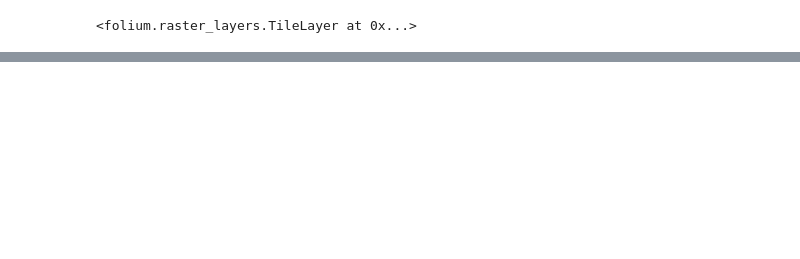
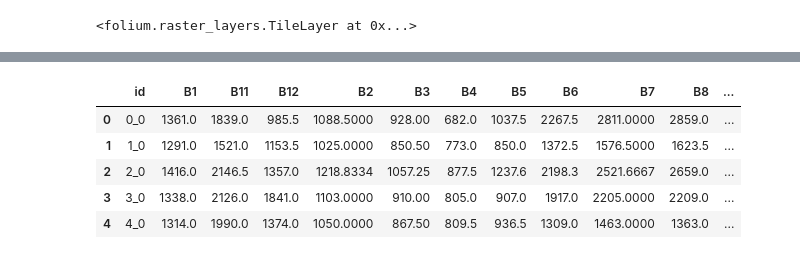
Before and after one commit to ta0a2000t/NASA_Harvest_repo, a Jupyter notebook: Harvest_Event_Detec/harvest_event_detec/sandbox.ipynb, the cells around one changed output, grey strips where cells are left out. Cells and saved outputs as stored; diff of their text form; code cells hidden in the pictures; blank space fills up the shorter version.

```diff
--- a/Harvest_Event_Detec/harvest_event_detec/sandbox.ipynb
+++ b/Harvest_Event_Detec/harvest_event_detec/sandbox.ipynb
@@ -377,0 +201,17 @@ model.compile(loss = 'binary_crossentropy', optimizer='adam', metrics=['categori
+# %%
+from datetime import datetime
+
+def to_datetime(string):
+    datetime_object = datetime.strptime(string, '%Y-%m-%d')
+    return datetime_object
+
+training_df = geopandas.read_file("../data/training_data_overlayed_from_shape_file.geojson")
+training_df['finHarvDat'] = training_df['finHarvDat'].apply(to_datetime)
+training_df.head()
+# %% [output]
+|  | id | B1 | B11 | B12 | B2 | B3 | B4 | B5 | B6 | B7 | B8 | ... |
+| 0 | 0_0 | 1361.0 | 1839.0 | 985.5 | 1088.5000 | 928.00 | 682.0 | 1037.5 | 2267.5 | 2811.0000 | 2859.0 | ... |
+| 1 | 1_0 | 1291.0 | 1521.0 | 1153.5 | 1025.0000 | 850.50 | 773.0 | 850.0 | 1372.5 | 1576.5000 | 1623.5 | ... |
+| 2 | 2_0 | 1416.0 | 2146.5 | 1357.0 | 1218.8334 | 1057.25 | 877.5 | 1237.6 | 2198.3 | 2521.6667 | 2659.0 | ... |
+| 3 | 3_0 | 1338.0 | 2126.0 | 1841.0 | 1103.0000 | 910.00 | 805.0 | 907.0 | 1917.0 | 2205.0000 | 2209.0 | ... |
+| 4 | 4_0 | 1314.0 | 1990.0 | 1374.0 | 1050.0000 | 867.50 | 809.5 | 936.5 | 1309.0 | 1463.0000 | 1363.0 | ... |
```
Also changed, not shown: parts of 55 cells of this notebook, 4 other files.
